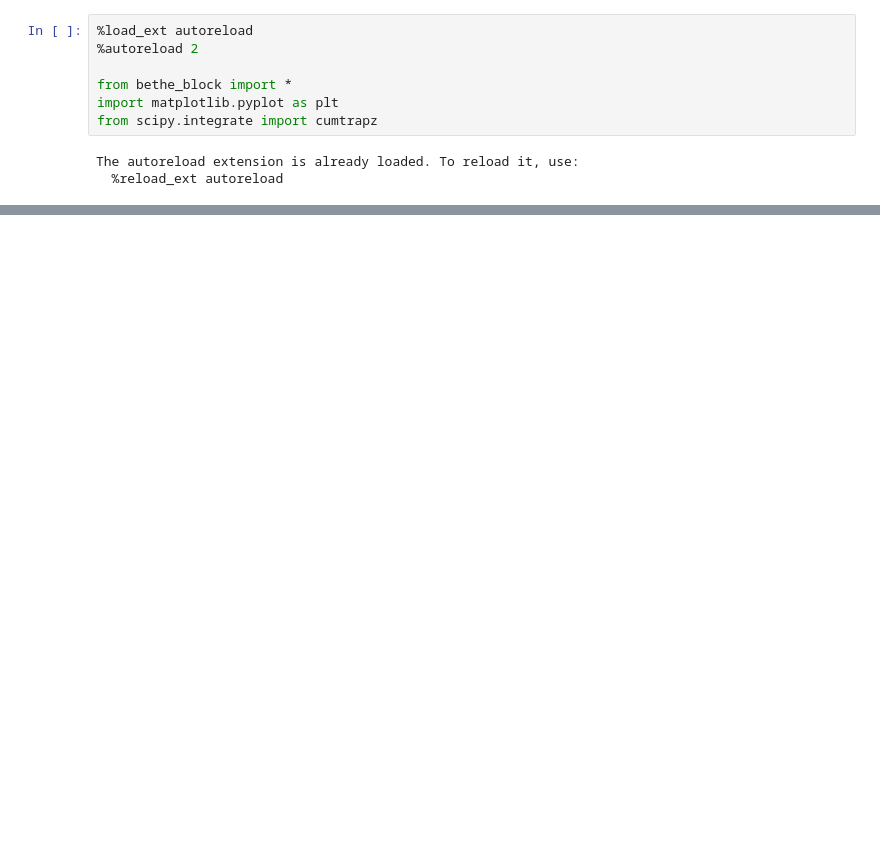
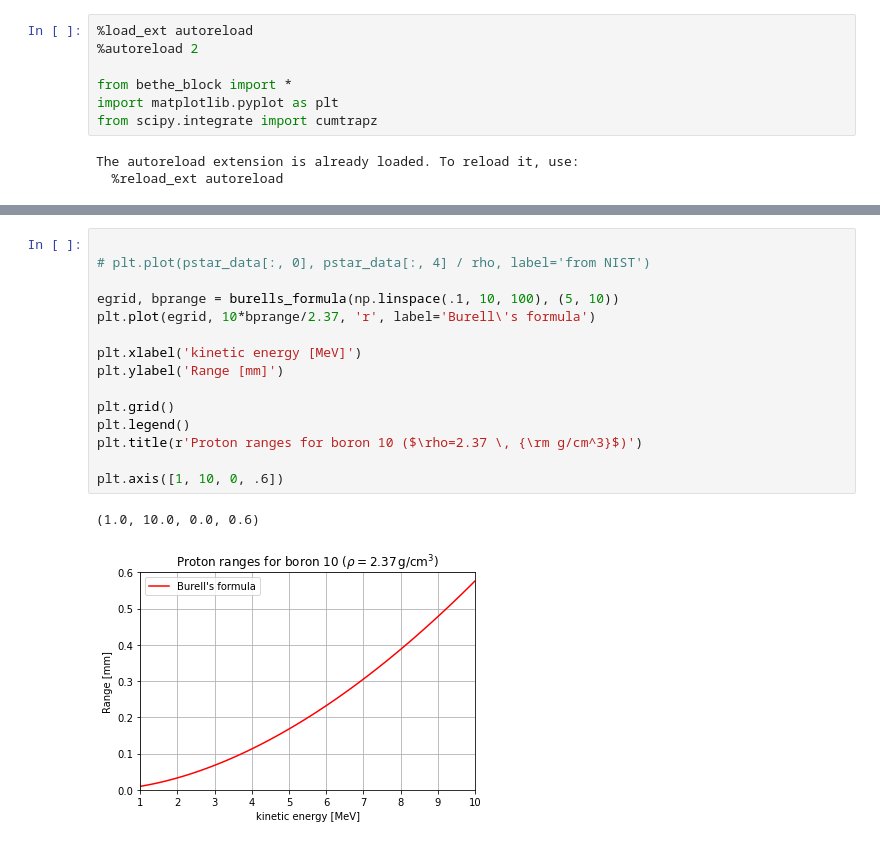
Before and after one commit to mohller/XRayAC, a Jupyter notebook: Stopping_Power.ipynb, the cells around one changed output, grey strips where cells are left out. Cells and saved outputs as stored; diff of their text form; blank space fills up the shorter version.

```diff
--- a/Stopping_Power.ipynb
+++ b/Stopping_Power.ipynb
@@ -109,0 +117,18 @@ np.log(2.71828)
+# %%
+
+# plt.plot(pstar_data[:, 0], pstar_data[:, 4] / rho, label='from NIST')
+
+egrid, bprange = burells_formula(np.linspace(.1, 10, 100), (5, 10))
+plt.plot(egrid, 10*bprange/2.37, 'r', label='Burell\'s formula')
+
+plt.xlabel('kinetic energy [MeV]')
+plt.ylabel('Range [mm]')
+
+plt.grid()
+plt.legend()
+plt.title(r'Proton ranges for boron 10 ($\rho=2.37 \, {\rm g/cm^3}$)')
+
+plt.axis([1, 10, 0, .6])
+# %% [output]
+(1.0, 10.0, 0.0, 0.6)
+[figure, added]
```
Also changed, not shown: parts of 8 cells of this notebook, 2 other files.
